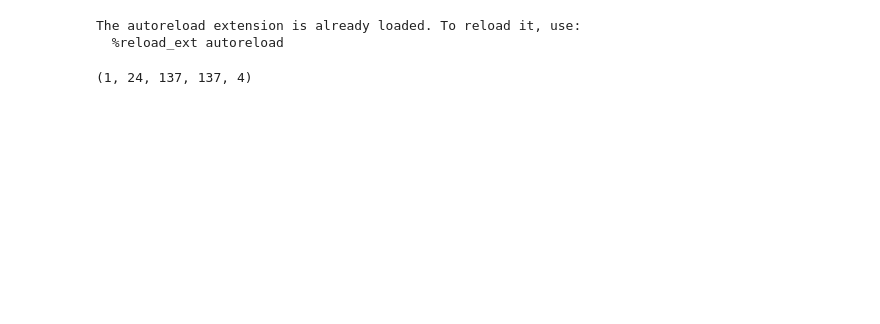
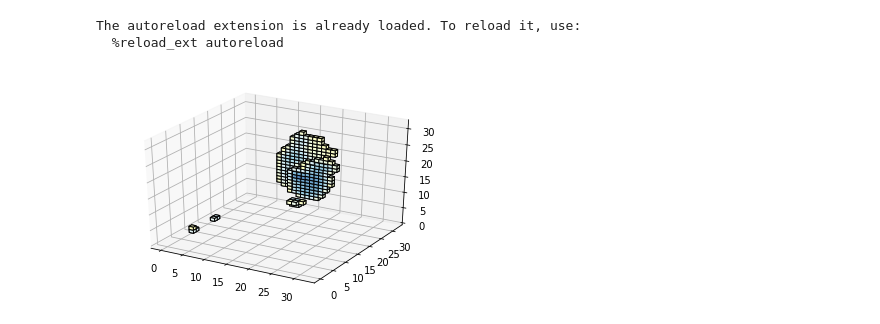
Before and after one commit to micmelesse/3D-reconstruction-with-Neural-Networks, a Jupyter notebook: playground.ipynb, the cells around one changed output. Cells and saved outputs as stored; diff of their text form; code cells hidden in the pictures; blank space fills up the shorter version.

```diff
--- a/playground.ipynb
+++ b/playground.ipynb
@@ -34,4 +31,0 @@ x=np.expand_dims(np.load(data[0]),0)
-# %%
-x.
-# %% [output]
-(1, 24, 137, 137, 4)
@@ -38,3 +35,11 @@ x.
+# %%
+p=np.load("voxel_prediction.npy")
+p=np.transpose(p,[0,1,3,4,2])
+# %%
+
+vis.softmax(p[0])
+# %% [output]
+[figure, added]
 # %%
 model_dir="/Users/micmelesse/Documents/3D-reconstruction-with-neural-networks/aws/model_2018-03-25_04:02:48_L:0.1_E:10_B:16/epoch_0"
 net = network.Network()
```
Also changed, not shown: parts of 3 cells of this notebook, 7 other files.
